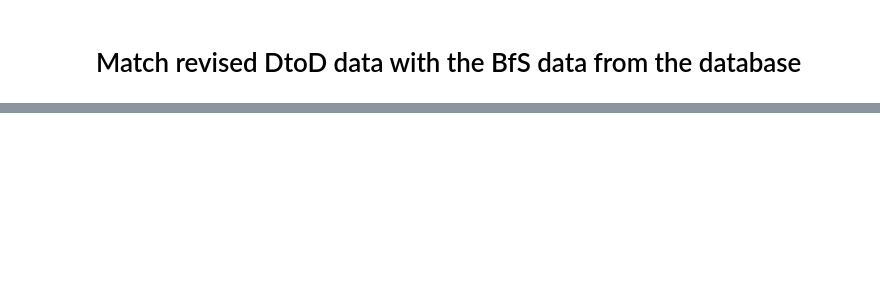
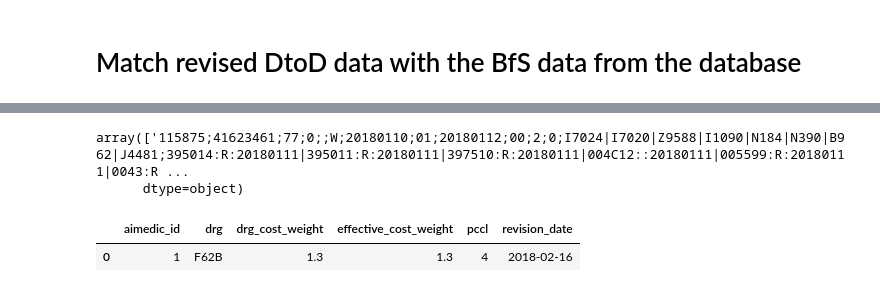
Before and after one commit to anschauf/code-scout-python, a Jupyter notebook: src/revised_case_normalization/Hirslanden_Aarau_2018_normalization.ipynb, the cells around one changed output, grey strips where cells are left out. Saved outputs shown, nothing was run; the diff lists cells and outputs as text; code cells hidden in the pictures; blank space fills up the shorter version.

Commit message:
[2022-43] WIP: almost there, still problem with entering Dates into procedure table

```diff
--- a/src/revised_case_normalization/Hirslanden_Aarau_2018_normalization.ipynb
+++ b/src/revised_case_normalization/Hirslanden_Aarau_2018_normalization.ipynb
@@ -92,8 +92,24 @@ revised_cases
 # %%
 if unmatched.shape[0] > 0:
     unmatched
+# %%
+from src.service.aimedic_grouper import group_batch_group_cases
+from src.revised_case_normalization.py.group import format_for_grouper
+
+format_for_grouper(revised_cases[revised_cases['case_id'] == '0041623461'])['batchgrouper_format'].values
+# %% [output]
+array(['115875;41623461;77;0;;W;20180110;01;20180112;00;2;0;I7024|I7020|Z9588|I1090|N184|N390|B962|J4481;395014:R:20180111|395011:R:20180111|397510:R:20180111|004C12::20180111|005599:R:20180111|0043:R ...
+      dtype=object)
 # %%
 revisions_update, diagnoses_update, procedures_update = group(revised_cases)
+# %%
+
+testCase = """1;116851;82;0;;M;20180130;01;20180216;00;17;0;I5001|J91|I5013|I7020|L304|N185|I480|I1100|E1120|N083|E790|N40|I340|I361|R600|L998|I351|I2728|N1789|Y579|R18;887211::|887963::|887964::|887975::|3491::;"""
+df1, df2, df3 = group_batch_group_cases([testCase])
+df1
+# %% [output]
+|  | aimedic_id | drg | drg_cost_weight | effective_cost_weight | pccl | revision_date |
+| 0 | 1 | F62B | 1.3 | 1.3 | 4 | 2018-02-16 |
 # %%
 revisions_update
 # %% [output]
```
Also changed, not shown: parts of 11 cells of this notebook, 3 other files.
